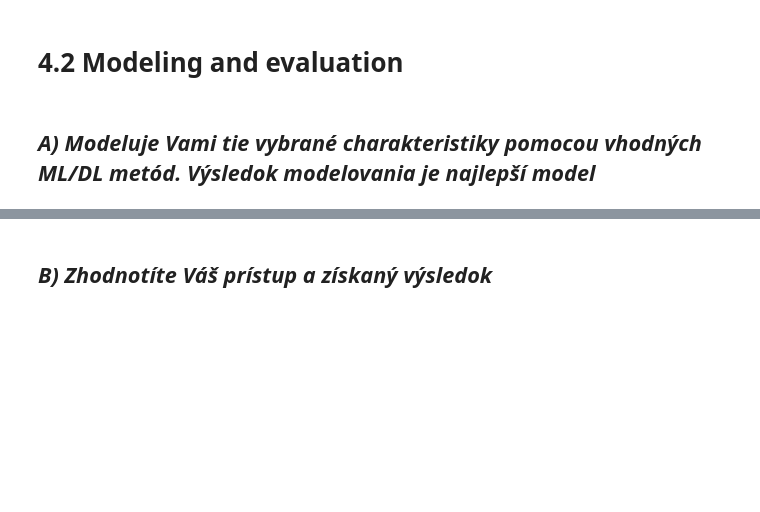
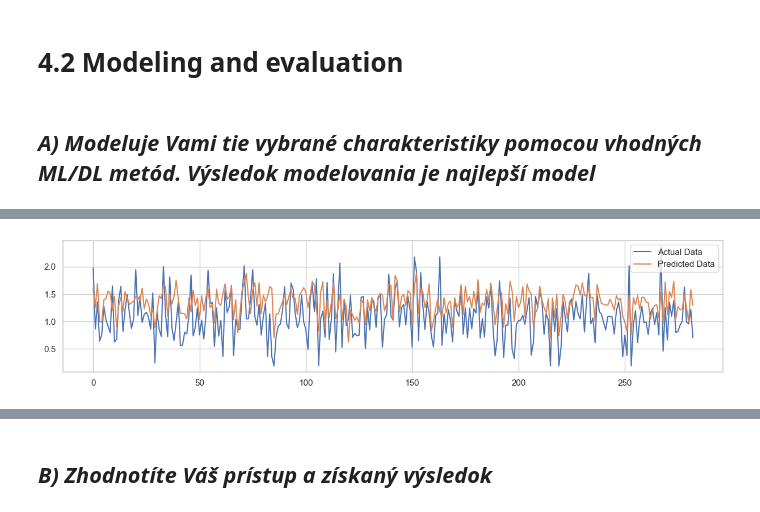
Before and after one commit to Mmathieus/IAU-project, a Jupyter notebook: quest.ipynb, the cells around one changed output, grey strips where cells are left out. Cells and saved outputs as stored; diff of their text form; code cells hidden in the pictures; blank space fills up the shorter version.

```diff
--- a/quest.ipynb
+++ b/quest.ipynb
@@ -589,0 +645,16 @@ Maximum Likelihood optimization failed to converge. Check mle_retvals
+# %%
+look_back = 30
+X, y = create_sequences(scaled_data, look_back)
+X_train, X_test, y_train, y_test = train_test_split(X, y, test_size=0.2, random_state=42)
+# %%
+model = Sequential([
+    Input(shape = (X_train.shape[1], 1)),
+    LSTM(50),
+    # Dense(25),
+    Dropout(0.2),
+    Dense(1)
+])
+model.compile(optimizer='adam', loss='mean_squared_error')
+# %%
+history = model.fit(X_train, y_train, epochs=20, batch_size=1240, validation_data=(X_test, y_test),
+                    callbacks=[EarlyStopping(monitor='val_loss', patience=4)], verbose=1, shuffle=False)
@@ -589,0 +679,4 @@ Maximum Likelihood optimization failed to converge. Check mle_retvals
+# %%
+predicted = model.predict(X_test)
+predicted = scaler.inverse_transform(predicted)
+y_test_actual = scaler.inverse_transform(y_test.reshape(-1, 1))
@@ -589,0 +688,8 @@ Maximum Likelihood optimization failed to converge. Check mle_retvals
+# %%
+plt.figure(figsize=(15, 3))
+plt.plot(y_test_actual, label='Actual Data')
+plt.plot(predicted, label='Predicted Data')
+plt.legend()
+plt.show()
+# %% [output]
+[figure, added]
```
Also changed, not shown: parts of 27 cells of this notebook.
